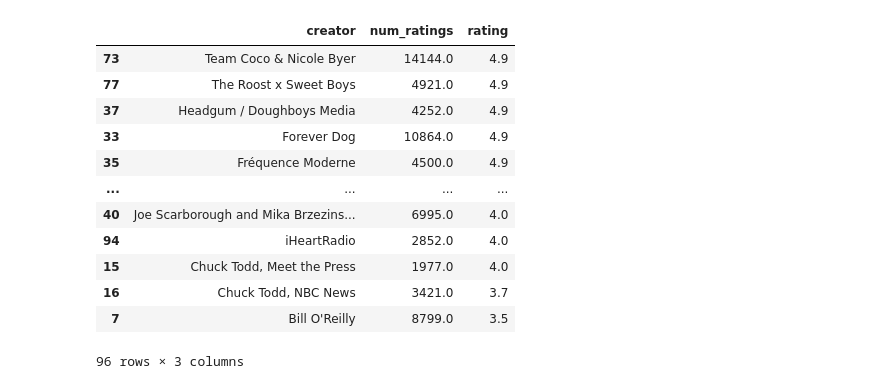
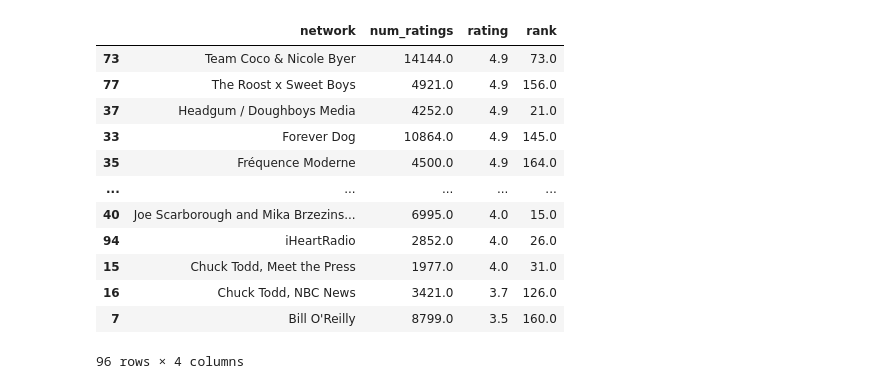
Before and after one commit to ghuelgas/WebScrapingProject, a Jupyter notebook: Podcast_all_var.ipynb, the cells around one changed output. Drawn from its saved outputs; the diff is of its cells as text; code cells hidden in the pictures.

```diff
--- a/Podcast_all_var.ipynb
+++ b/Podcast_all_var.ipynb
@@ -27,0 +13,6 @@ sns.scatterplot(podcastAna['num_ratings'], podcastAna['rating'],color="m")
+# %%
+podcastDF = pd.read_csv('DataBases/clean_podcast_genres.csv', delimiter=',')
+
+podcastDF['rank_date'] = pd.to_datetime(podcastDF['rank_date'])
+
+podcastDF.shape
@@ -27,0 +21,4 @@ sns.scatterplot(podcastAna['num_ratings'], podcastAna['rating'],color="m")
+# %%
+podcastAna_all = podcastAna.merge(podcastDF, how='left', on='name', left_index= True, right_index= True, sort=False, copy=True, indicator=False, validate=None)
+podcastAna_all= podcastAna_all.drop(columns = ['creator_y']).rename(columns = {'creator_x':'network'})
+podcastAna_all.head()
@@ -28,17 +32,17 @@ sns.scatterplot(podcastAna['num_ratings'], podcastAna['rating'],color="m")
 # %%
-podcastAna_network = podcastAna.groupby('creator', group_keys=False).agg('mean').reset_index().sort_values(by='rating', ascending = False)
+podcastAna_network = podcastAna_all.groupby('network', group_keys=False).agg('mean').reset_index().sort_values(by='rating', ascending = False)
 podcastAna_network
 # %% [output]
-|  | creator | num_ratings | rating |
-| 73 | Team Coco & Nicole Byer | 14144.0 | 4.9 |
-| 77 | The Roost x Sweet Boys | 4921.0 | 4.9 |
-| 37 | Headgum / Doughboys Media | 4252.0 | 4.9 |
-| 33 | Forever Dog | 10864.0 | 4.9 |
-| 35 | Fréquence Moderne | 4500.0 | 4.9 |
-| ... | ... | ... | ... |
-| 40 | Joe Scarborough and Mika Brzezins... | 6995.0 | 4.0 |
-| 94 | iHeartRadio | 2852.0 | 4.0 |
-| 15 | Chuck Todd, Meet the Press | 1977.0 | 4.0 |
-| 16 | Chuck Todd, NBC News | 3421.0 | 3.7 |
-| 7 | Bill O'Reilly | 8799.0 | 3.5 |
+|  | network | num_ratings | rating | rank |
+| 73 | Team Coco & Nicole Byer | 14144.0 | 4.9 | 73.0 |
+| 77 | The Roost x Sweet Boys | 4921.0 | 4.9 | 156.0 |
+| 37 | Headgum / Doughboys Media | 4252.0 | 4.9 | 21.0 |
+| 33 | Forever Dog | 10864.0 | 4.9 | 145.0 |
+| 35 | Fréquence Moderne | 4500.0 | 4.9 | 164.0 |
+| ... | ... | ... | ... | ... |
+| 40 | Joe Scarborough and Mika Brzezins... | 6995.0 | 4.0 | 15.0 |
+| 94 | iHeartRadio | 2852.0 | 4.0 | 26.0 |
+| 15 | Chuck Todd, Meet the Press | 1977.0 | 4.0 | 31.0 |
+| 16 | Chuck Todd, NBC News | 3421.0 | 3.7 | 126.0 |
+| 7 | Bill O'Reilly | 8799.0 | 3.5 | 160.0 |
-96 rows × 3 columns
+96 rows × 4 columns
```
Also changed, not shown: parts of 20 cells of this notebook, 6 other files.
